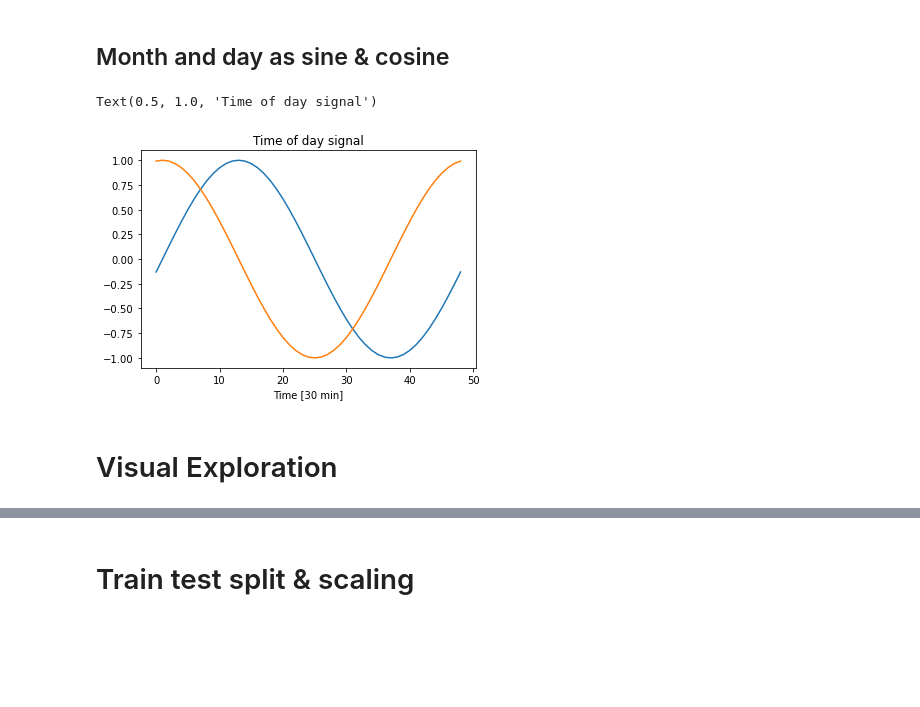
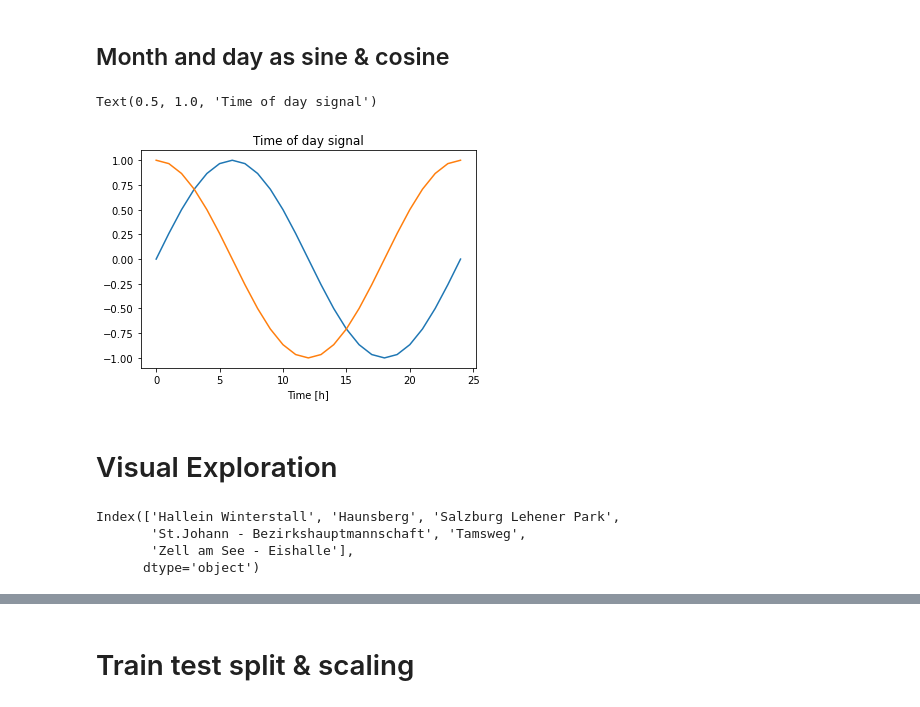
Before and after one commit to heckert/sbg-weather, a Jupyter notebook: notebooks/01-explore&prep.ipynb, the cells around one changed output, grey strips where cells are left out. Cells and saved outputs as stored; diff of their text form; code cells hidden in the pictures; blank space fills up the shorter version.

```diff
--- a/notebooks/01-explore&prep.ipynb
+++ b/notebooks/01-explore&prep.ipynb
@@ -190,13 +214,13 @@ df['Day cos'] = np.cos(timestamp_s * (2 * np.pi / day))
 df['Year sin'] = np.sin(timestamp_s * (2 * np.pi / year))
 df['Year cos'] = np.cos(timestamp_s * (2 * np.pi / year))
 # %%
-plt.plot(np.array(df['Day sin'])[:49])
-plt.plot(np.array(df['Day cos'])[:49])
-plt.xlabel('Time [30 min]')
+plt.plot(np.array(df['Day sin'])[:25])
+plt.plot(np.array(df['Day cos'])[:25])
+plt.xlabel('Time [h]')
 plt.title('Time of day signal')
 # %% [output]
 Text(0.5, 1.0, 'Time of day signal')
-[figure, old version]
+[figure, new version]
 # %%
 df.to_pickle(interim_data_dir/'sbg-weather.pkl')
 # %% [markdown]
@@ -207,4 +231,11 @@ df = pd.read_pickle(interim_data_dir/'sbg-weather.pkl')
 # parse date column & set multiindex
 #df.Zeitpunkt = pd.to_datetime(df.Zeitpunkt, format='%Y-%m-%d %H:%M:%S')
 #df.set_index(['Messort', 'Zeitpunkt'], inplace=True)
+# %%
+selected_locations
+# %% [output]
+Index(['Hallein Winterstall', 'Haunsberg', 'Salzburg Lehener Park',
+       'St.Johann - Bezirkshauptmannschaft', 'Tamsweg',
+       'Zell am See - Eishalle'],
+      dtype='object')
 # %%
```
Also changed, not shown: parts of 19 cells of this notebook, 4 other files.
